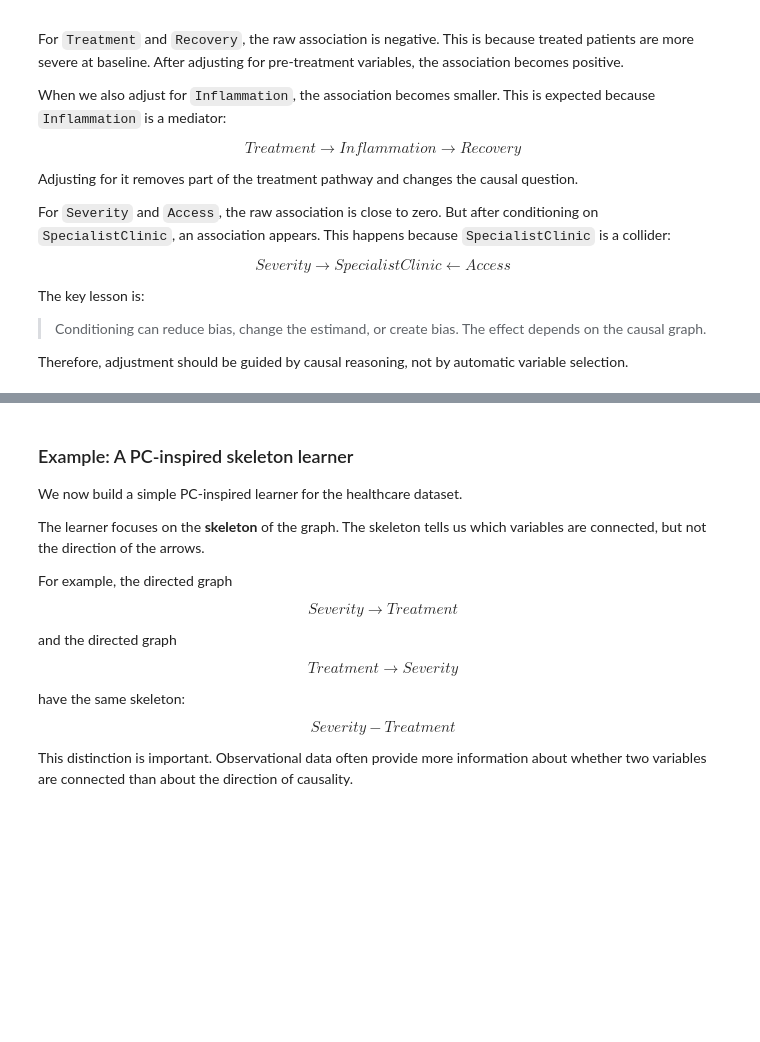
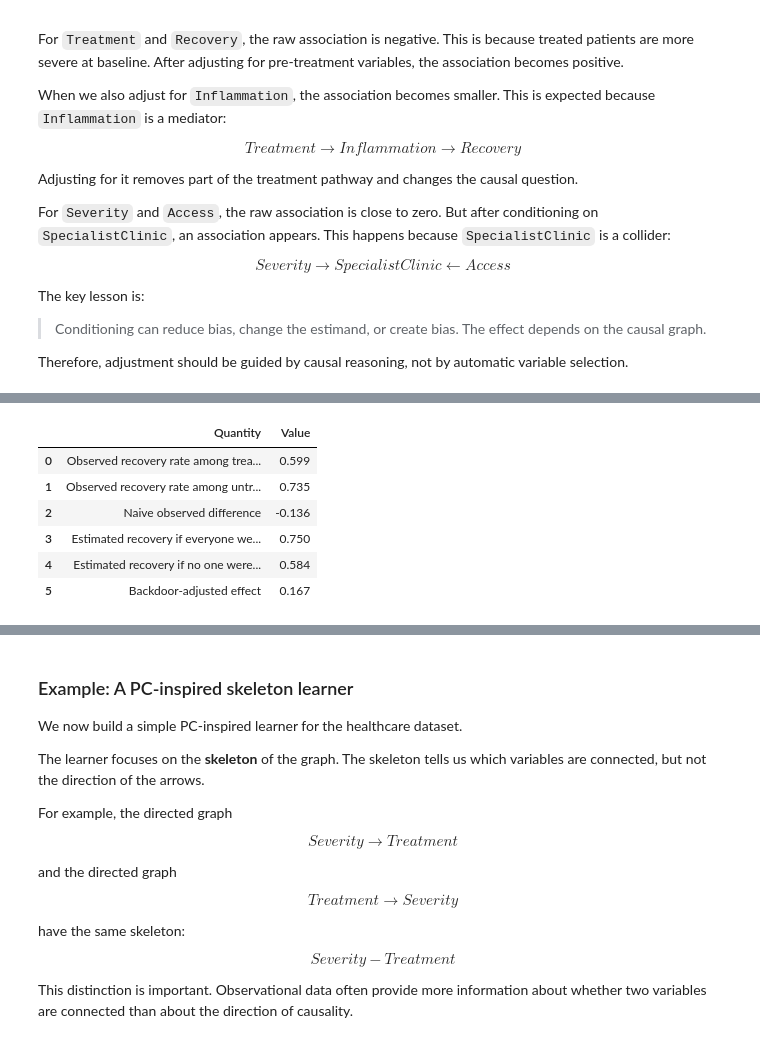
Before and after one commit to Ci2Lab/Causal-Intelligence-Course, a Jupyter notebook: Lectures/02_Causal_Graphs_Discovery.ipynb, the cells around one changed output, grey strips where cells are left out. Drawn from its saved outputs; the diff is of its cells as text; code cells hidden in the pictures; blank space fills up the shorter version.

```diff
--- a/Lectures/02_Causal_Graphs_Discovery.ipynb
+++ b/Lectures/02_Causal_Graphs_Discovery.ipynb
@@ -1427,0 +1337,69 @@ plt.show()
+# %%
+# ---------------------------------------------------------------------
+# 2. Naive observed comparison
+# ---------------------------------------------------------------------
+
+naive_treated = health.loc[health["Treatment"] == 1, "Recovery"].mean()
+naive_untreated = health.loc[health["Treatment"] == 0, "Recovery"].mean()
+naive_difference = naive_treated - naive_untreated
+
+# ---------------------------------------------------------------------
+# 3. Backdoor adjustment using model-based standardization
+# ---------------------------------------------------------------------
+
+X_backdoor = health[["Treatment"] + adjustment_set]
+y_backdoor = health["Recovery"]
+
+backdoor_model = LogisticRegression(max_iter=1000)
+backdoor_model.fit(X_backdoor, y_backdoor)
+
+# Create two hypothetical intervention datasets:
+# one where everyone is treated, and one where no one is treated.
+do_treat = health.copy()
+do_control = health.copy()
+
+do_treat["Treatment"] = 1
+do_control["Treatment"] = 0
+
+p_do_treat = backdoor_model.predict_proba(
+    do_treat[["Treatment"] + adjustment_set]
+)[:, 1].mean()
+
+p_do_control = backdoor_model.predict_proba(
+    do_control[["Treatment"] + adjustment_set]
+)[:, 1].mean()
+
+backdoor_effect = p_do_treat - p_do_control
+
+# ---------------------------------------------------------------------
+# 4. Summarize results
+# ---------------------------------------------------------------------
+
+backdoor_results = pd.DataFrame({
+    "Quantity": [
+        "Observed recovery rate among treated patients",
+        "Observed recovery rate among untreated patients",
+        "Naive observed difference",
+        "Estimated recovery if everyone were treated",
+        "Estimated recovery if no one were treated",
+        "Backdoor-adjusted effect",
+    ],
+    "Value": [
+        naive_treated,
+        naive_untreated,
+        naive_difference,
+        p_do_treat,
+        p_do_control,
+        backdoor_effect,
+    ],
+})
+
+display(backdoor_results.round(3))
+# %% [output]
+|  | Quantity | Value |
+| 0 | Observed recovery rate among trea... | 0.599 |
+| 1 | Observed recovery rate among untr... | 0.735 |
+| 2 | Naive observed difference | -0.136 |
+| 3 | Estimated recovery if everyone we... | 0.750 |
+| 4 | Estimated recovery if no one were... | 0.584 |
+| 5 | Backdoor-adjusted effect | 0.167 |
```
Also changed, not shown: parts of 19 cells of this notebook, 1 other file.
